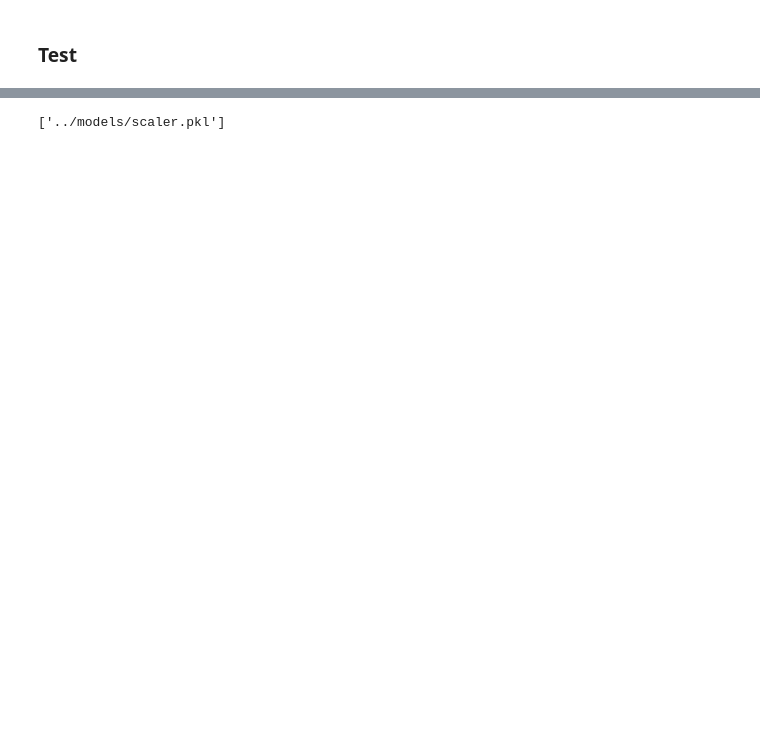
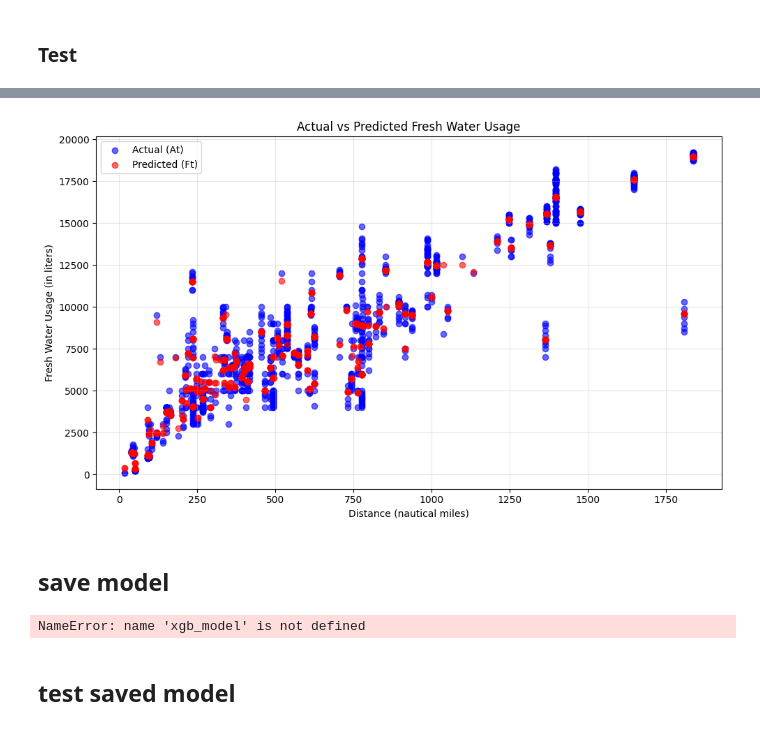
Before and after one commit to ilhamyulianto/freshwater, a Jupyter notebook: notebook/freshwater.ipynb, the cells around one changed output, grey strips where cells are left out. Saved outputs shown, nothing was run; the diff lists cells and outputs as text; code cells hidden in the pictures; blank space fills up the shorter version.

```diff
--- a/notebook/freshwater.ipynb
+++ b/notebook/freshwater.ipynb
@@ -141,0 +181,12 @@ plt.show()
+# %%
+test_df = pd.DataFrame({'DISTANCE': [333]})
+
+route_columns = [col for col in X_train.columns if col.startswith('SHIP_ROUTE_')]
+for col in route_columns:
+    test_df[col] = 0
+
+test_df = test_df[X_train.columns]
+dmatrix_test = xgb.DMatrix(test_df)
+
+prediction = xgb_model.predict(dmatrix_test)
+print(f"Predicted Fresh Water Consumption: {prediction[0]:.2f} liters")
@@ -141,0 +195,17 @@ plt.show()
+# %%
+distances = [333, 450, 600]
+test_df = pd.DataFrame({'DISTANCE': distances})
+
+
+route_columns = [col for col in X_train.columns if col.startswith('SHIP_ROUTE_')]
+for col in route_columns:
+    test_df[col] = 0
+
+test_df = test_df[X_train.columns]
+
+dmatrix_test = xgb.DMatrix(test_df)
+predictions = xgb_model.predict(dmatrix_test)
+
+
+for distance, pred in zip(distances, predictions):
+    print(f"Distance: {distance} km - Predicted Fresh Water Consumption: {pred:.2f} liters")
@@ -142,6 +302,27 @@ plt.show()
+# %%
+import matplotlib.pyplot as plt
+
+
+plt.figure(figsize=(10, 6))
+plt.scatter(results_df['DISTANCE'], results_df['Actual (At)'], color='blue', label='Actual (At)', alpha=0.6)
+plt.scatter(results_df['DISTANCE'], results_df['Predicted (Ft)'], color='red', label='Predicted (Ft)', alpha=0.6)
+
+plt.title('Actual vs Predicted Fresh Water Usage')
+plt.xlabel('Distance (nautical miles)')
+plt.ylabel('Fresh Water Usage (in liters)')
+plt.legend()
+plt.grid(alpha=0.3)
+plt.tight_layout()
+plt.show()
+# %% [output]
+[figure, added]
+# %% [markdown]
+## save model
 # %%
 import joblib
-joblib.dump(lr_model, '../models/model.pkl')
-joblib.dump(scaler, '../models/scaler.pkl')
+joblib.dump(xgb_model, '../models/modelxgb.pkl')
+joblib.dump(scaler, '../models/scalerXGB.pkl')
 # %% [output]
-['../models/scaler.pkl']
+NameError: name 'xgb_model' is not defined
+# %% [markdown]
+## test saved model
```
Also changed, not shown: parts of 31 cells of this notebook, 47 other files.
